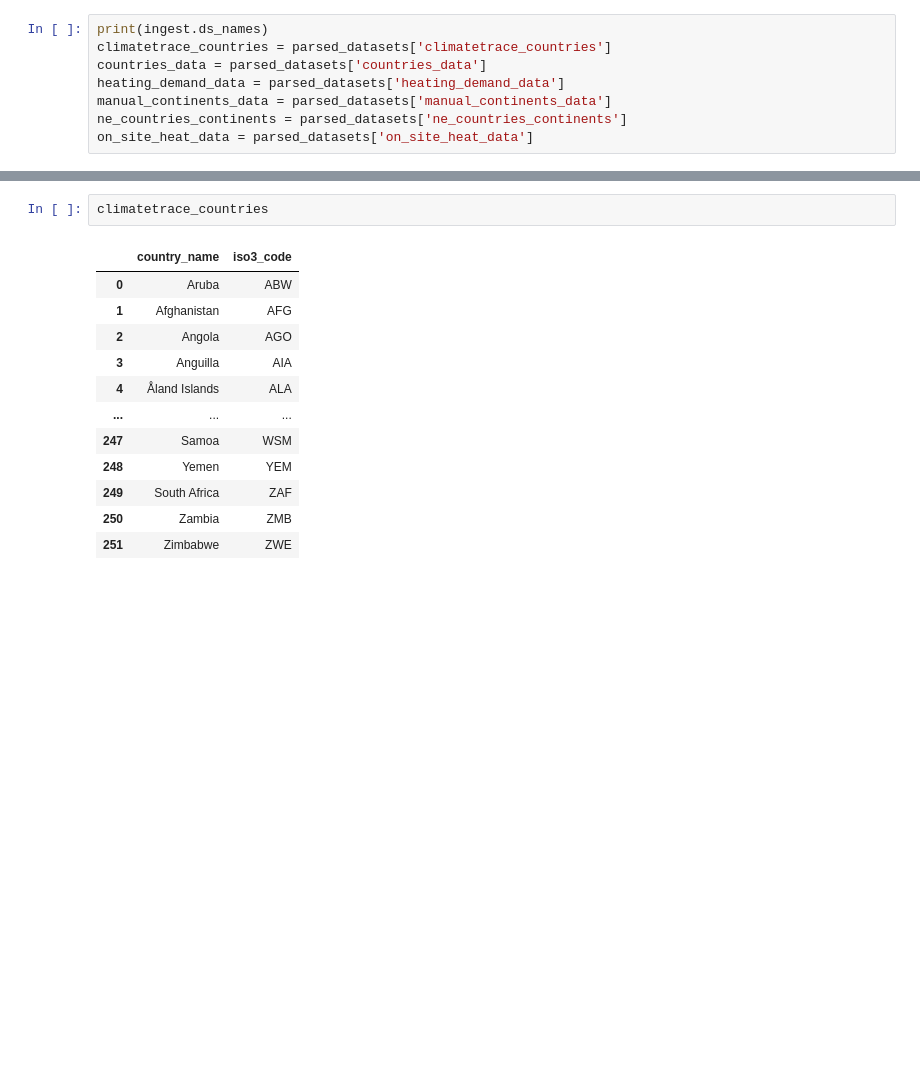
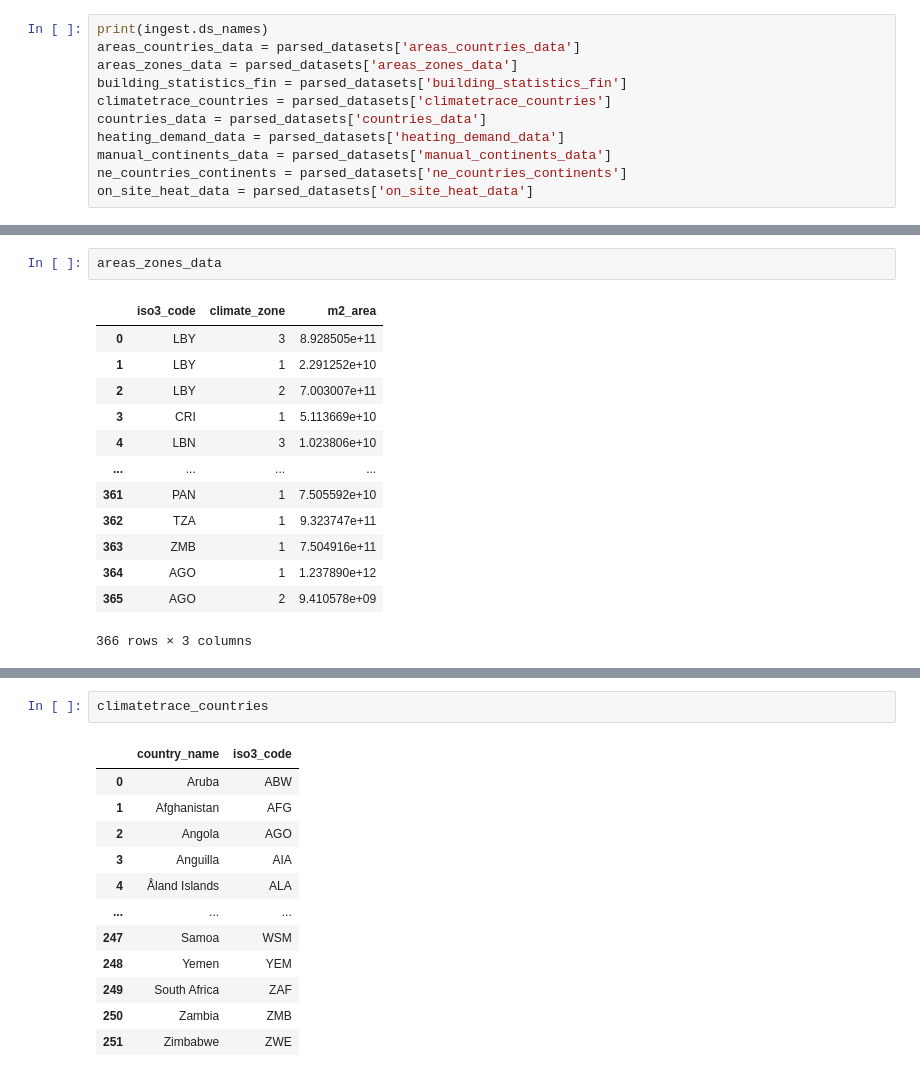
Before and after one commit to AvoinOrg/building-emissions, a Jupyter notebook: src/main/main.ipynb, the cells around one changed output, grey strips where cells are left out. Cells and saved outputs as stored; diff of their text form; blank space fills up the shorter version.

```diff
--- a/src/main/main.ipynb
+++ b/src/main/main.ipynb
@@ -33,6 +34,9 @@ dtype: object
 ***
 # %%
 print(ingest.ds_names)
+areas_countries_data = parsed_datasets['areas_countries_data']
+areas_zones_data = parsed_datasets['areas_zones_data']
+building_statistics_fin = parsed_datasets['building_statistics_fin']
 climatetrace_countries = parsed_datasets['climatetrace_countries']
 countries_data = parsed_datasets['countries_data']
 heating_demand_data = parsed_datasets['heating_demand_data']
@@ -43,0 +64,16 @@ on_site_heat_data = parsed_datasets['on_site_heat_data']
+# %%
+areas_zones_data
+# %% [output]
+|  | iso3_code | climate_zone | m2_area |
+| 0 | LBY | 3 | 8.928505e+11 |
+| 1 | LBY | 1 | 2.291252e+10 |
+| 2 | LBY | 2 | 7.003007e+11 |
+| 3 | CRI | 1 | 5.113669e+10 |
+| 4 | LBN | 3 | 1.023806e+10 |
+| ... | ... | ... | ... |
+| 361 | PAN | 1 | 7.505592e+10 |
+| 362 | TZA | 1 | 9.323747e+11 |
+| 363 | ZMB | 1 | 7.504916e+11 |
+| 364 | AGO | 1 | 1.237890e+12 |
+| 365 | AGO | 2 | 9.410578e+09 |
+366 rows × 3 columns
```
Also changed, not shown: parts of 6 cells of this notebook, 4 other files.
